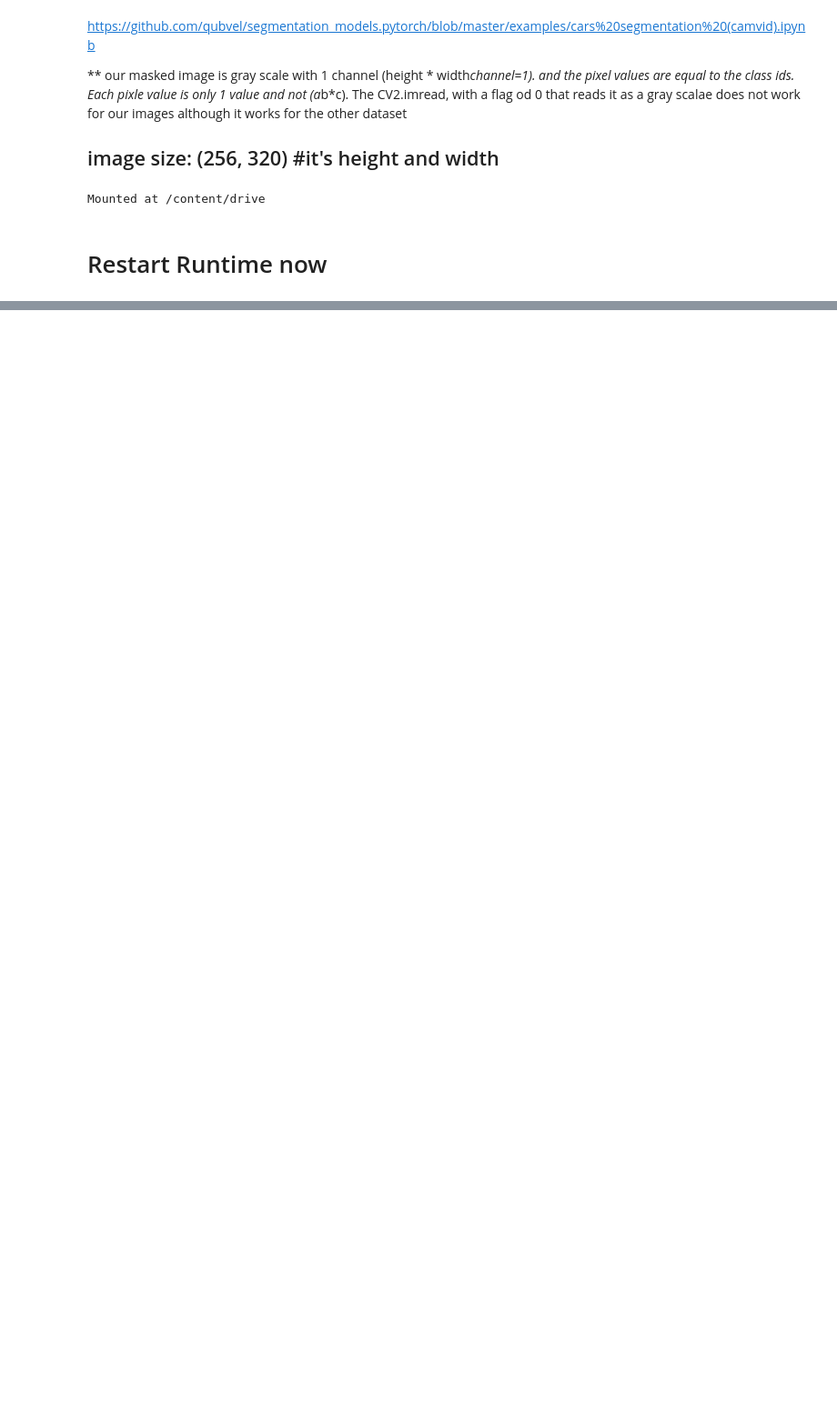
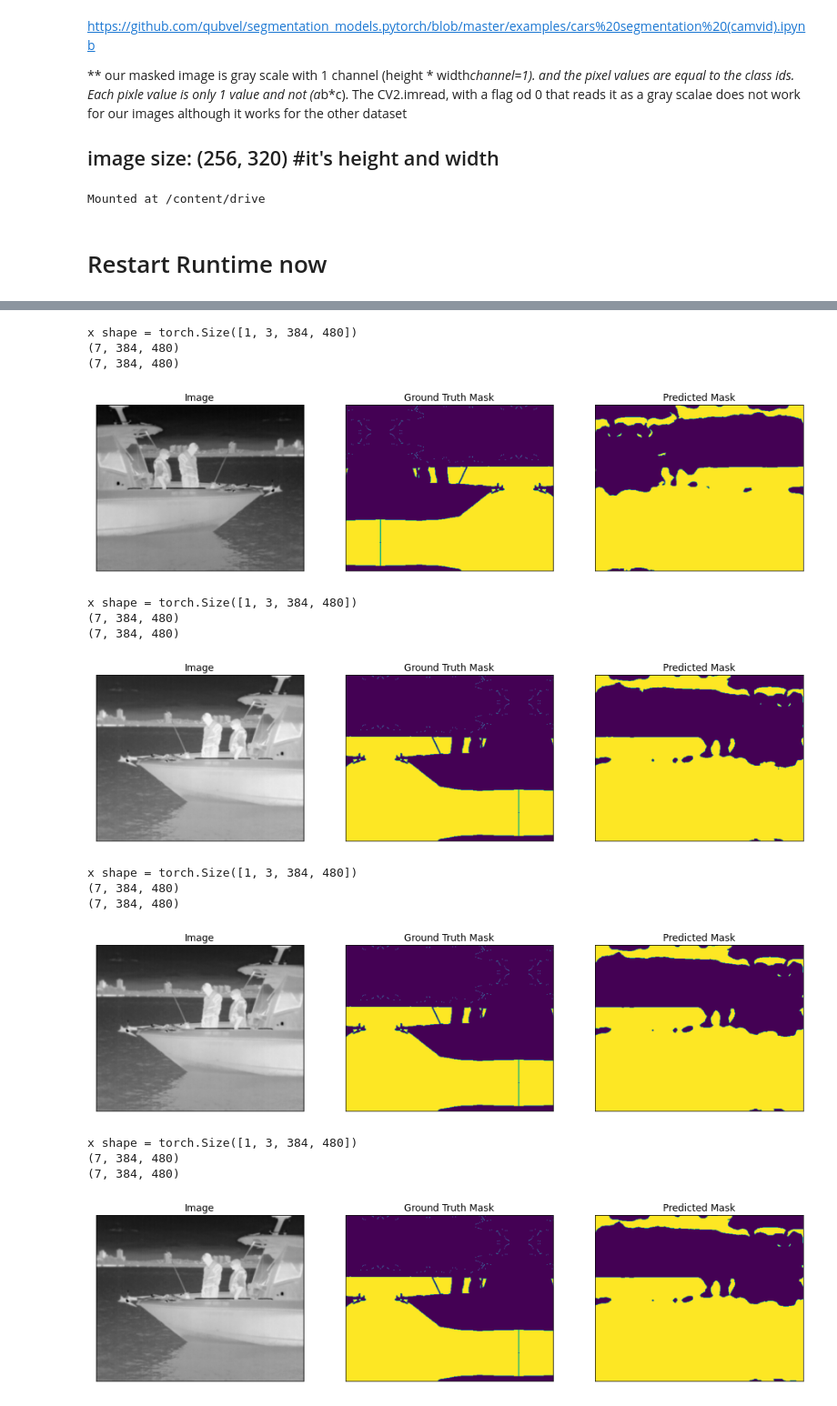
Before and after one commit to ssnirgudkar/Home-AIML, a Jupyter notebook: pspnet_pytorch.ipynb, the cells around one changed output, grey strips where cells are left out. Shown at 91% size. Drawn from its saved outputs; the diff is of its cells as text; code cells hidden in the pictures; blank space fills up the shorter version.

```diff
--- a/pspnet_pytorch.ipynb
+++ b/pspnet_pytorch.ipynb
@@ -283,8 +290,8 @@ valid_dataset = Dataset(
     classes=CLASSES,
 )
 
-#train_loader = DataLoader(train_dataset, batch_size=8, shuffle=True, num_workers=12)
-train_loader = DataLoader(train_dataset, batch_size=1, shuffle=True, num_workers=12)
+train_loader = DataLoader(train_dataset, batch_size=8, shuffle=True, num_workers=12)
+#train_loader = DataLoader(train_dataset, batch_size=1, shuffle=True, num_workers=12) - used for running iwth 1 image
 valid_loader = DataLoader(valid_dataset, batch_size=1, shuffle=False, num_workers=4)
 # %%
 
@@ -325,7 +332,7 @@ for i in range(0, 40):
     # do something (save model, change lr, etc.)
     if max_score < valid_logs['iou_score']:
         max_score = valid_logs['iou_score']
-        torch.save(model, './best_model.pth')
+        torch.save(model, '/content/drive/MyDrive/Models/pspnet/pspnet-pytorch/best_model.pth')
         print('Model saved!')
 
     if i == 25:
@@ -351,5 +360,5 @@ if i == 25:
 # %%
-best_model = torch.load('./best_model.pth')
+best_model = torch.load('/content/drive/MyDrive/Models/pspnet/pspnet-pytorch/best_model.pth')
 # %%
 # create test dataset
 test_dataset = Dataset(
@@ -379,19 +393,54 @@ test_dataset_vis = Dataset(
 )
 # %%
+#CLASSES = ['sky', 'water', 'bridge', 'obstacle', 'living obstacle', 'background', 'self']
+import numpy as np
+DEVICE = 'gpu'
 for i in range(5):
     n = np.random.choice(len(test_dataset))
 
     image_vis = test_dataset_vis[n][0].astype('uint8')
     image, gt_mask = test_dataset[n]
 
+     #image_vis = test_dataset_vis[10][0].astype('uint8')
+    #image, gt_mask = test_dataset[10]
+
+
     gt_mask = gt_mask.squeeze()
 
-    x_tensor = torch.from_numpy(image).to(DEVICE).unsqueeze(0)
+    #x_tensor = torch.from_numpy(image).to(DEVICE).unsqueeze(0)
+    x_tensor = torch.from_numpy(image).unsqueeze(0)
     pr_mask = best_model.predict(x_tensor)
     pr_mask = (pr_mask.squeeze().cpu().numpy().round())
+    #print(pr_mask[0])
+    print("x shape = {0}".format(x_tensor.shape))
+    print (pr_mask.shape)
+    print (gt_mask.shape)
+
+    #print(np.unique(pr_mask))
+    #print(np.unique(gt_mask))
+    #print(np.unique(image_vis))
+
+
 
     visualize(
         image=image_vis,
-        ground_truth_mask=gt_mask,
-        predicted_mask=pr_mask
+        ground_truth_mask=gt_mask[1],
+        predicted_mask=pr_mask[1]
     )
+# %% [output]
+x shape = torch.Size([1, 3, 384, 480])
+(7, 384, 480)
+(7, 384, 480)
+[figure, added]
+x shape = torch.Size([1, 3, 384, 480])
+(7, 384, 480)
+(7, 384, 480)
+[figure, added]
+x shape = torch.Size([1, 3, 384, 480])
+(7, 384, 480)
+(7, 384, 480)
+[figure, added]
+x shape = torch.Size([1, 3, 384, 480])
+(7, 384, 480)
+(7, 384, 480)
+[figure, added]
```
Also changed, not shown: parts of 11 cells of this notebook.
